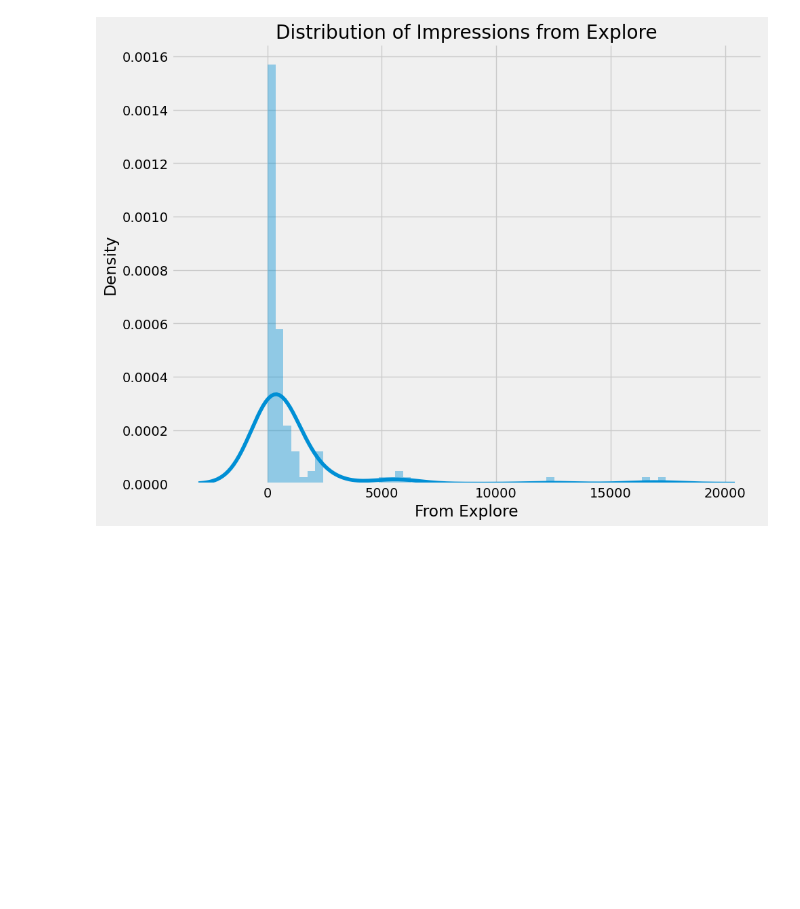
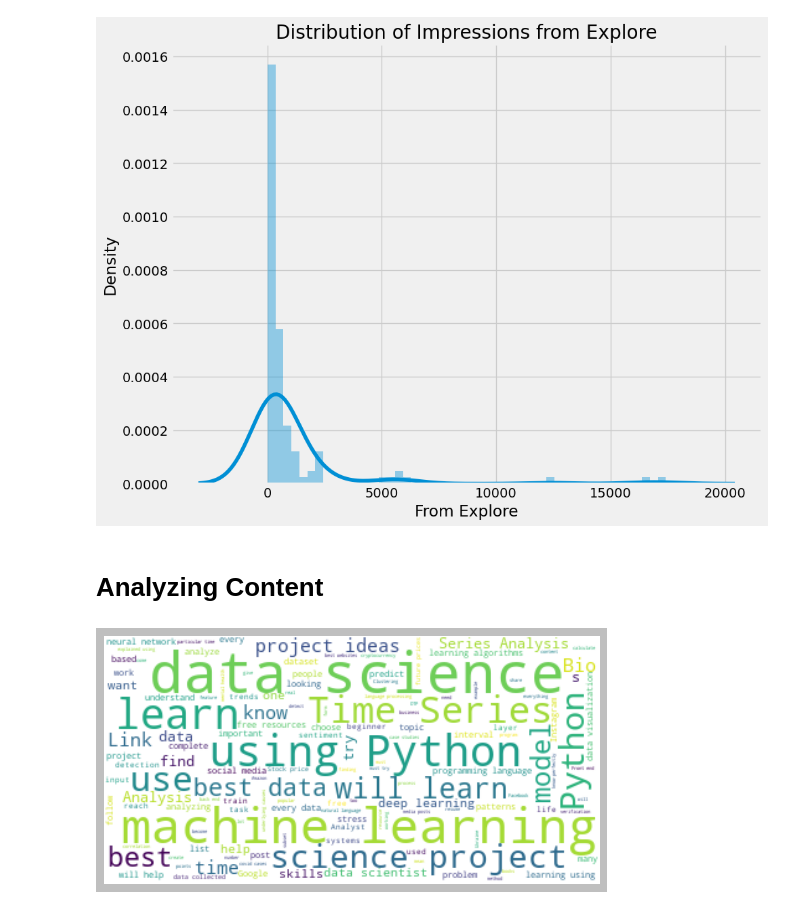
Before and after one commit to asyraffff/Instagram-Reach-Analysis, a Jupyter notebook: main.ipynb, the cells around one changed output. Cells and saved outputs as stored; diff of their text form; code cells hidden in the pictures; blank space fills up the shorter version.

Commit message:
Analyzing the content

```diff
--- a/main.ipynb
+++ b/main.ipynb
@@ -177,3 +177,18 @@ values = [home, hashtags, explore, other]
 fig = px.pie(data, values=values, names=labels,
              title='Impressions on Instagram Posts From Various Sources', hole=0.5)
 fig.show()
+# %% [markdown]
+# Analyzing Content
+# %%
+# create a wordcloud of the caption column to
+# look at the most used words in the caption
+
+text = " ".join(i for i in data.Caption)
+stopwords = set(STOPWORDS)
+wordcloud = WordCloud(stopwords=stopwords, background_color="white").generate(text)
+plt.style.use('classic')
+plt.imshow(wordcloud, interpolation='bilinear')
+plt.axis("off")
+plt.show()
+# %% [output]
+[figure, added]
```
Also changed, not shown: parts of 1 cell of this notebook.
